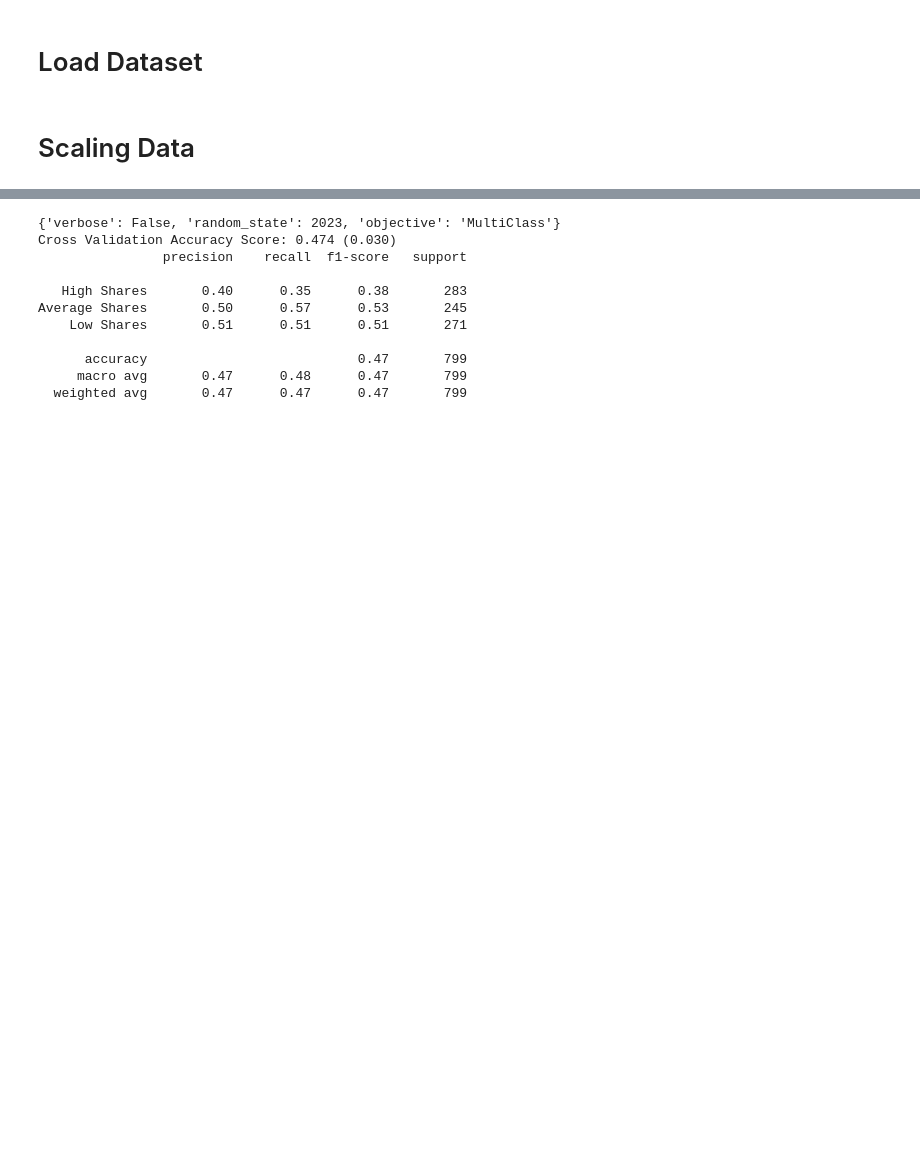
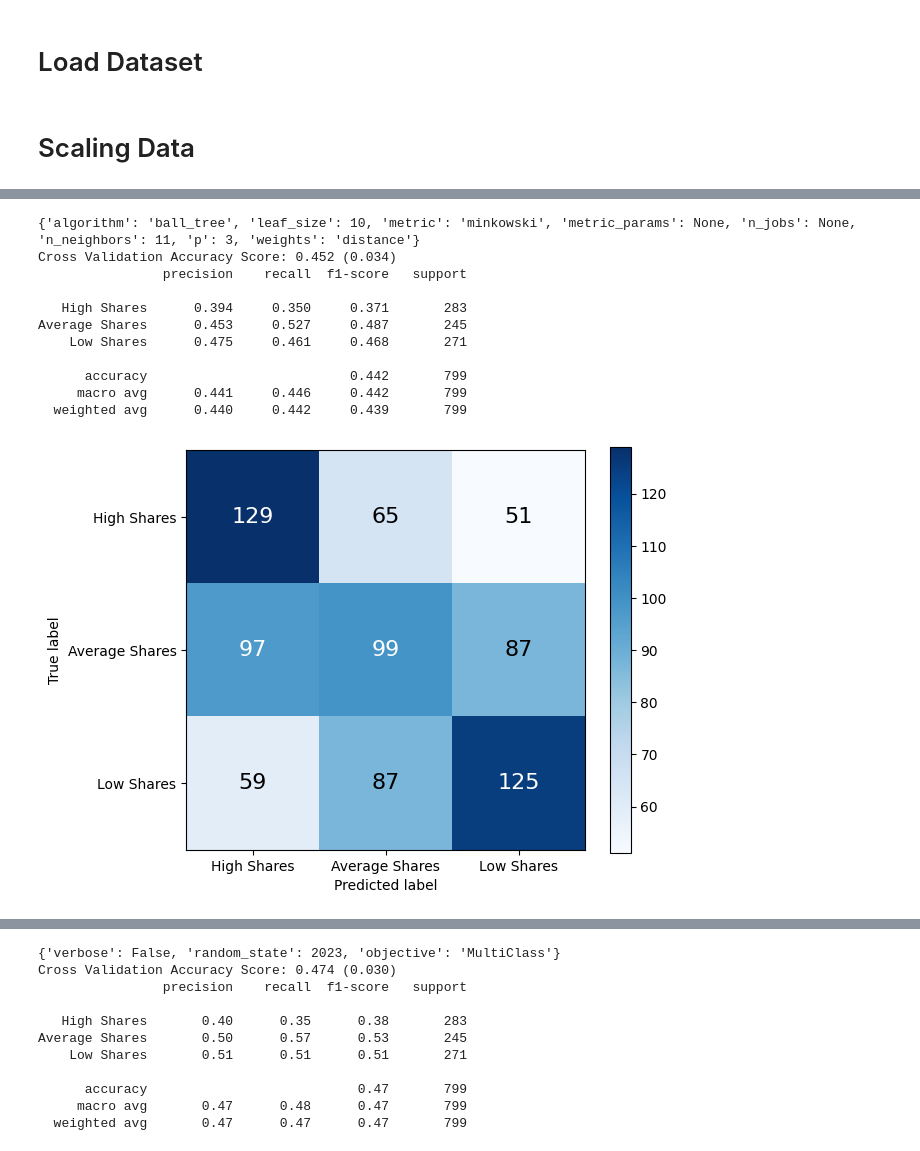
Before and after one commit to ChuanPoYan/IS4242-Project, a Jupyter notebook: The Smart Local Modelling.ipynb, the cells around one changed output, grey strips where cells are left out. Cells and saved outputs as stored; diff of their text form; code cells hidden in the pictures; blank space fills up the shorter version.

```diff
--- a/The Smart Local Modelling.ipynb
+++ b/The Smart Local Modelling.ipynb
@@ -127,0 +155,35 @@ X_test_scaled = pd.DataFrame(scaler.transform(X_test), columns=X_test.columns)
+# %%
+knn_GS = GridSearchCV(
+    KNeighborsClassifier(),
+    {
+        'n_neighbors': [3, 5, 7, 9, 11],
+        'weights': ['uniform', 'distance'],
+        'algorithm': ['ball_tree', 'kd_tree', 'brute'],
+        'leaf_size': [10, 20, 30],
+        'p': [1, 2, 3]
+    },
+    n_jobs=multiprocessing.cpu_count())
+
+knn_GS = knn_GS.fit(X_train_scaled, y_train.to_numpy().ravel())
+
+knn_best_model = knn_GS.best_estimator_
+print(knn_best_model.get_params())
+
+get_mean_cvs(knn_best_model, X_train_scaled, y_train.to_numpy().ravel())
+
+knn_best_model.fit(X_train_scaled, y_train.to_numpy().ravel())
+y_pred_knn_best = knn_best_model.predict(X_test_scaled)
+evaluate_model(y_test, y_pred_knn_best)
+# %% [output]
+{'algorithm': 'ball_tree', 'leaf_size': 10, 'metric': 'minkowski', 'metric_params': None, 'n_jobs': None, 'n_neighbors': 11, 'p': 3, 'weights': 'distance'}
+Cross Validation Accuracy Score: 0.452 (0.034)
+                precision    recall  f1-score   support
+
+   High Shares      0.394     0.350     0.371       283
+Average Shares      0.453     0.527     0.487       245
+    Low Shares      0.475     0.461     0.468       271
+
+      accuracy                          0.442       799
+     macro avg      0.441     0.446     0.442       799
+  weighted avg      0.440     0.442     0.439       799
+[figure, added]
```
Also changed, not shown: parts of 16 cells of this notebook, 2 other files.
